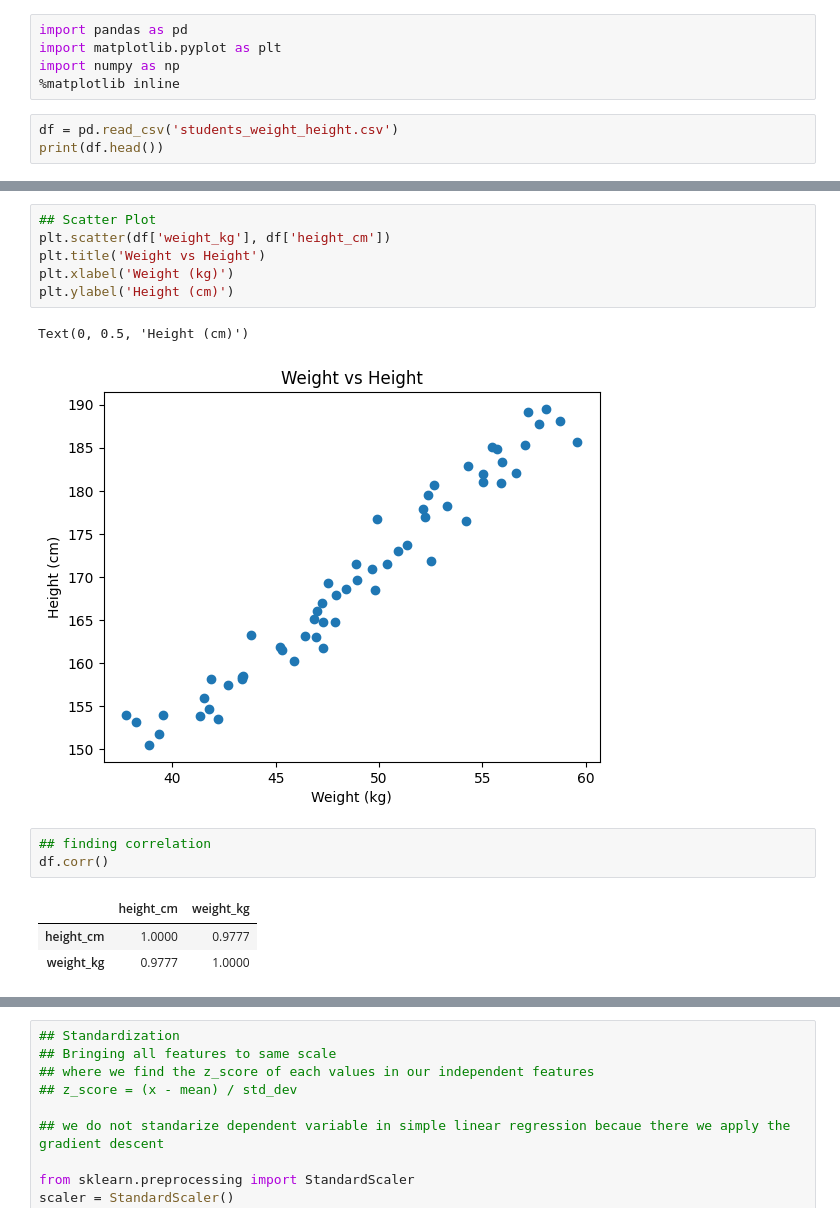
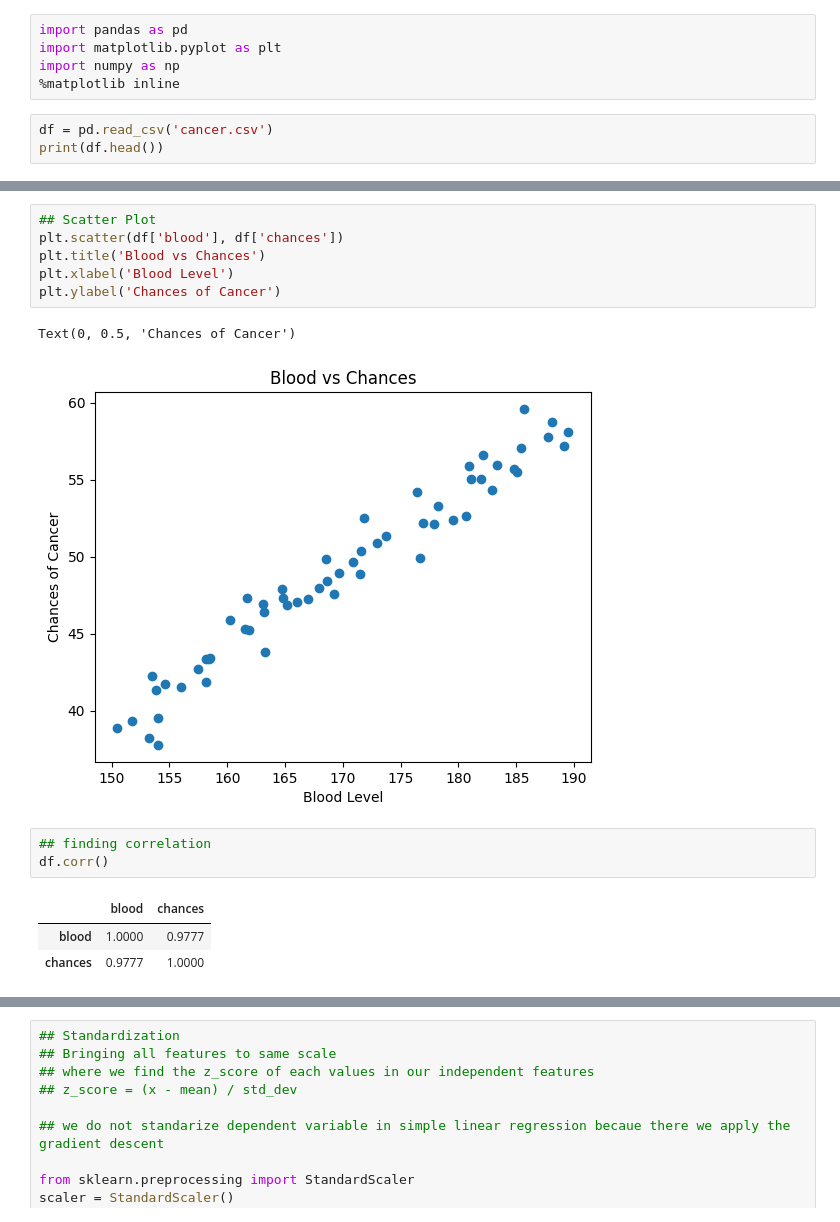
Before and after one commit to sanchitwiz/machine-learning, a Jupyter notebook: LinearRegression/simple_linear_regression_practical.ipynb, the cells around one changed output, grey strips where cells are left out. Saved outputs shown, nothing was run; the diff lists cells and outputs as text.

```diff
--- a/LinearRegression/simple_linear_regression_practical.ipynb
+++ b/LinearRegression/simple_linear_regression_practical.ipynb
@@ -4,6 +4,6 @@ import matplotlib.pyplot as plt
 import numpy as np
 %matplotlib inline
 # %%
-df = pd.read_csv('students_weight_height.csv')
+df = pd.read_csv('cancer.csv')
 print(df.head())
 # %% [output]
@@ -16,19 +16,19 @@ print(df.head())
 # %%
 ## Scatter Plot
-plt.scatter(df['weight_kg'], df['height_cm'])
-plt.title('Weight vs Height')
-plt.xlabel('Weight (kg)')
-plt.ylabel('Height (cm)')
+plt.scatter(df['blood'], df['chances'])
+plt.title('Blood vs Chances')
+plt.xlabel('Blood Level')
+plt.ylabel('Chances of Cancer')
 # %% [output]
-Text(0, 0.5, 'Height (cm)')
+Text(0, 0.5, 'Chances of Cancer')
-[figure, old version]
+[figure, new version]
 # %%
 ## finding correlation
 df.corr()
 # %% [output]
-|  | height_cm | weight_kg |
-| height_cm | 1.0000 | 0.9777 |
-| weight_kg | 0.9777 | 1.0000 |
+|  | blood | chances |
+| blood | 1.0000 | 0.9777 |
+| chances | 0.9777 | 1.0000 |
 # %%
 ## Seaborn for visualization
 import seaborn as sns
```
Also changed, not shown: parts of 13 cells of this notebook, 24 other files.
